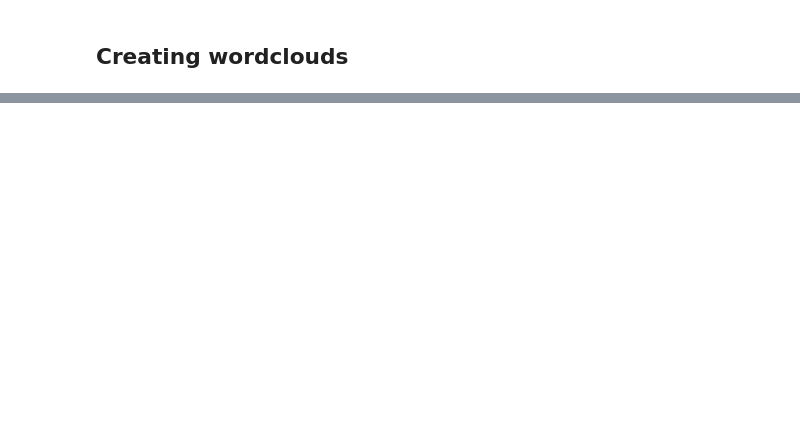
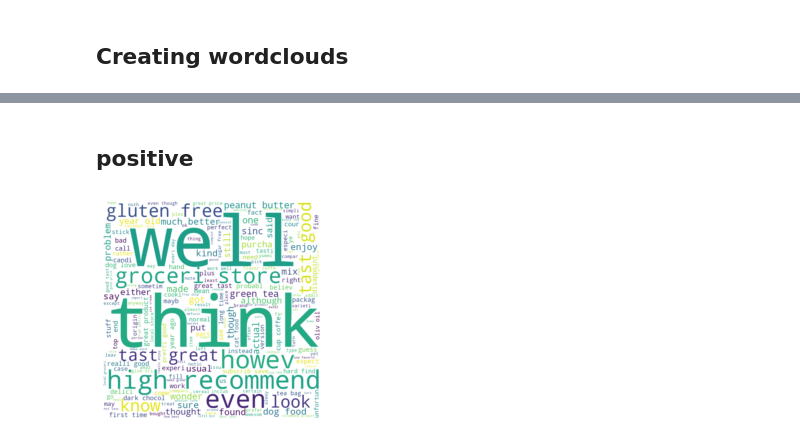
Before and after one commit to shivani-nandani/sentiment-analysis, a Jupyter notebook: codes/data_analysis.ipynb, the cells around one changed output, grey strips where cells are left out. Drawn from its saved outputs; the diff is of its cells as text; code cells hidden in the pictures; blank space fills up the shorter version.

```diff
--- a/codes/data_analysis.ipynb
+++ b/codes/data_analysis.ipynb
@@ -167,2 +191,6 @@ We see that on an average, most users bought the product only once.
+# %%
+positive = df[df['Sentiment'] == 1]
+neutral = df[df['Sentiment'] == 0]
+negative = df[df['Sentiment'] == -1]
 # %% [markdown]
 ## Creating wordclouds
@@ -186,0 +213,14 @@ plt.show()
+# %% [markdown]
+## positive
+# %%
+pos = " ".join(review for review in positive.Text)
+wordcloud = WordCloud(height=800,
+                      width=800,
+                      background_color ='white',
+                      stopwords=stopwords).generate(textt)
+
+plt.imshow(wordcloud, interpolation='bilinear')
+plt.axis("off")
+plt.show()
+# %% [output]
+[figure, added]
```
Also changed, not shown: parts of 10 cells of this notebook.
